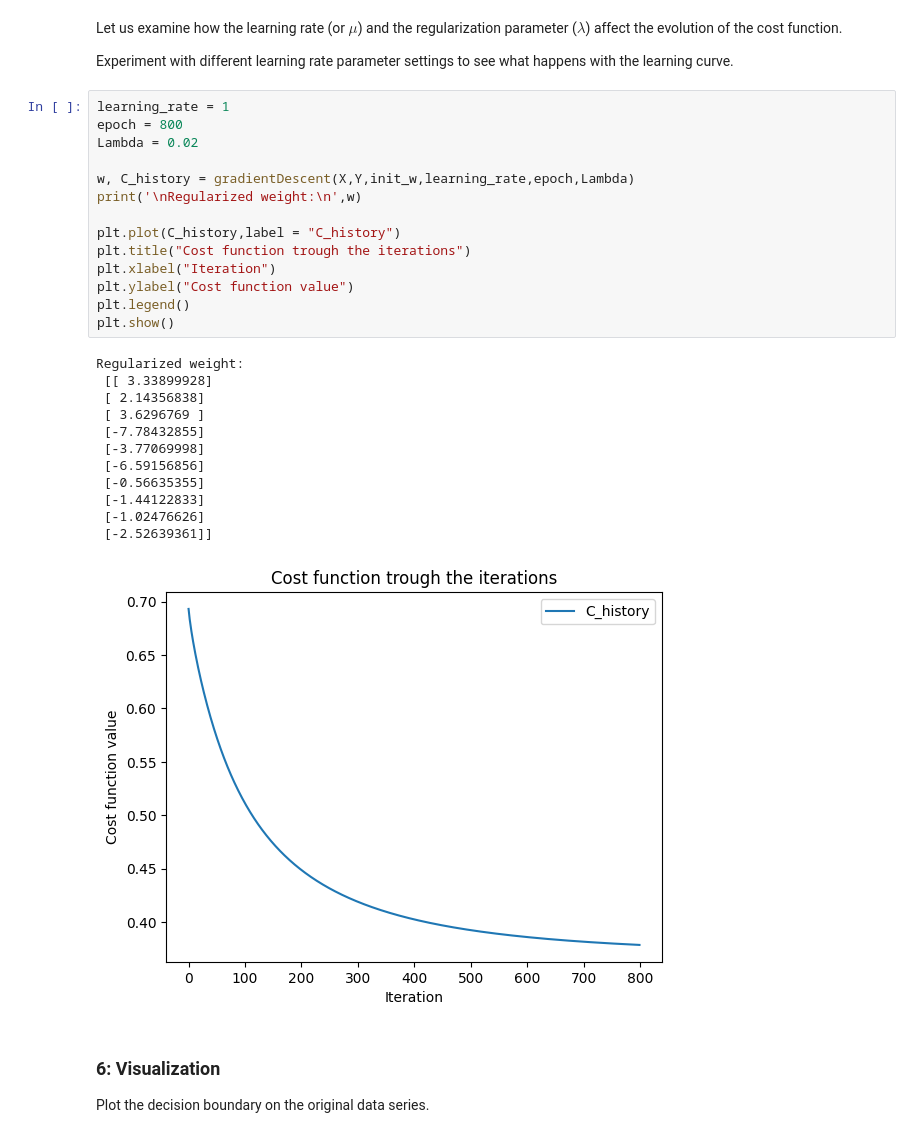
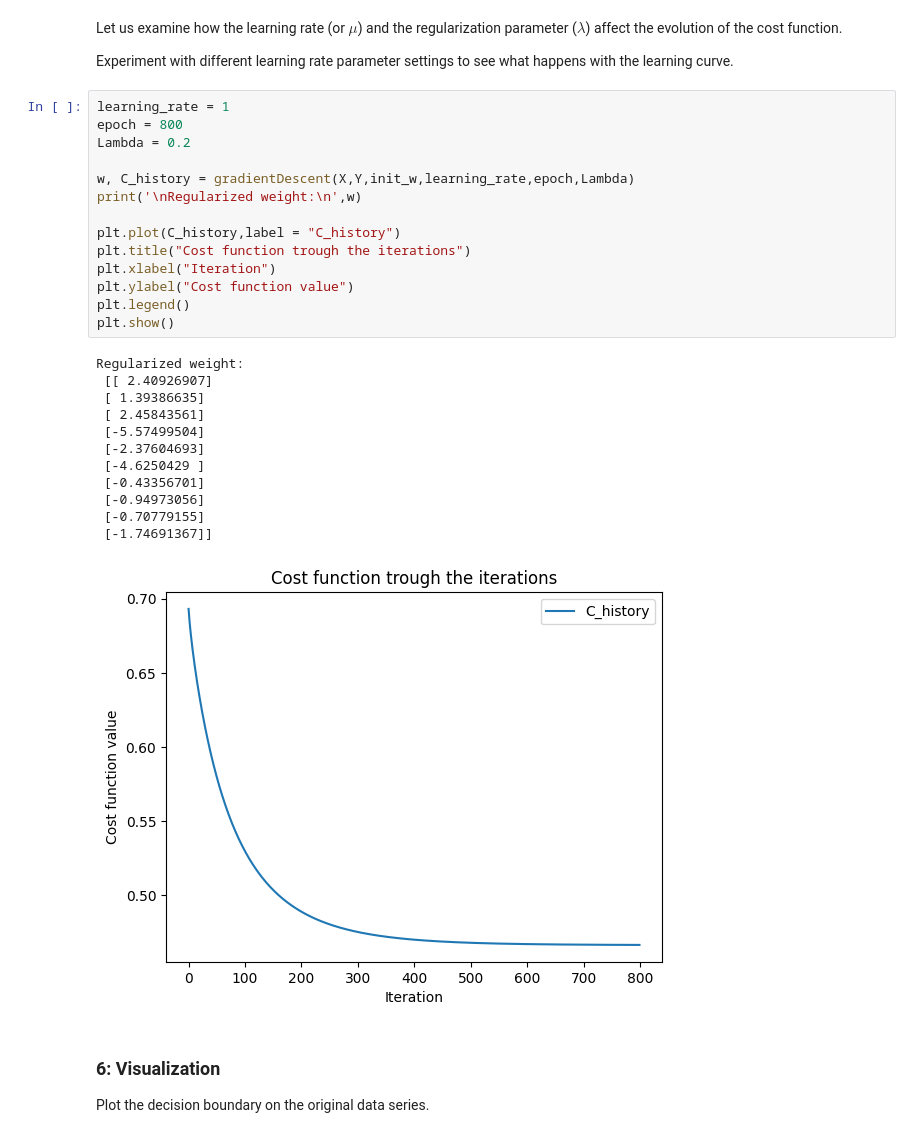
Before and after one commit to hubaycsenge/Methods_and_Tools, a Jupyter notebook: Practice_8/Solutions/L04 - Regularized Logistic Regression (NonLinear case)_solved.ipynb, the cells around one changed output. Drawn from its saved outputs; the diff is of its cells as text.

```diff
--- a/Practice_8/Solutions/L04 - Regularized Logistic Regression (NonLinear case)_solved.ipynb
+++ b/Practice_8/Solutions/L04 - Regularized Logistic Regression (NonLinear case)_solved.ipynb
@@ -262,30 +262,30 @@ Experiment with different learning rate parameter settings to see what happens w
 # %%
 learning_rate = 1
 epoch = 800
-Lambda = 0.02
+Lambda = 0.2
 
 w, C_history = gradientDescent(X,Y,init_w,learning_rate,epoch,Lambda)
 print('\nRegularized weight:\n',w)
 
 plt.plot(C_history,label = "C_history")
 plt.title("Cost function trough the iterations")
 plt.xlabel("Iteration")
 plt.ylabel("Cost function value")
 plt.legend()
 plt.show()
 # %% [output]
 Regularized weight:
- [[ 3.33899928]
- [ 2.14356838]
- [ 3.6296769 ]
- [-7.78432855]
- [-3.77069998]
- [-6.59156856]
- [-0.56635355]
- [-1.44122833]
- [-1.02476626]
- [-2.52639361]]
+ [[ 2.40926907]
+ [ 1.39386635]
+ [ 2.45843561]
+ [-5.57499504]
+ [-2.37604693]
+ [-4.6250429 ]
+ [-0.43356701]
+ [-0.94973056]
+ [-0.70779155]
+ [-1.74691367]]
-[figure, old version]
+[figure, new version]
 # %% [markdown]
 ### 6: Visualization
 
```
Also changed, not shown: parts of 2 cells of this notebook, 6 other files.
